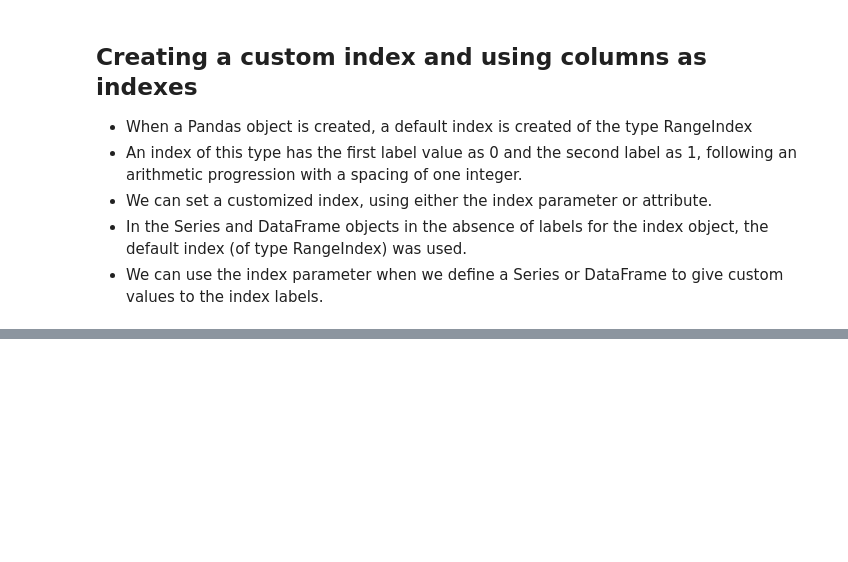
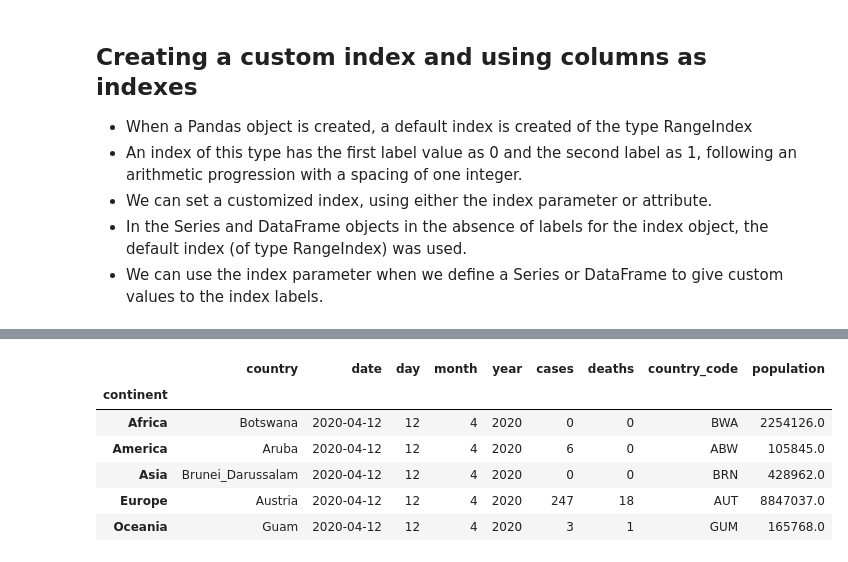
Before and after one commit to svkarthik86/Advanced-python, a Jupyter notebook: PandasLec.ipynb, the cells around one changed output, grey strips where cells are left out. Saved outputs shown, nothing was run; the diff lists cells and outputs as text; code cells hidden in the pictures; blank space fills up the shorter version.

```diff
--- a/PandasLec.ipynb
+++ b/PandasLec.ipynb
@@ -1481,0 +1537,3 @@ periodic_table=pd.DataFrame({'Element':['Hydrogen','Helium','Lithium','Beryllium
+# %%
+df=pd.read_csv('subset-covid-data.csv')
+df.head()
@@ -1481,0 +1643,3 @@ periodic_table=pd.DataFrame({'Element':['Hydrogen','Helium','Lithium','Beryllium
+# %%
+grouped_continents=df.groupby('continent')
+type(grouped_continents)
@@ -1481,0 +1659,10 @@ periodic_table=pd.DataFrame({'Element':['Hydrogen','Helium','Lithium','Beryllium
+# %%
+grouped_continents.nth(3)
+# %% [output]
+|  | country | date | day | month | year | cases | deaths | country_code | population |
+| continent |  |  |  |  |  |  |  |  |  |
+| Africa | Botswana | 2020-04-12 | 12 | 4 | 2020 | 0 | 0 | BWA | 2254126.0 |
+| America | Aruba | 2020-04-12 | 12 | 4 | 2020 | 6 | 0 | ABW | 105845.0 |
+| Asia | Brunei_Darussalam | 2020-04-12 | 12 | 4 | 2020 | 0 | 0 | BRN | 428962.0 |
+| Europe | Austria | 2020-04-12 | 12 | 4 | 2020 | 247 | 18 | AUT | 8847037.0 |
+| Oceania | Guam | 2020-04-12 | 12 | 4 | 2020 | 3 | 1 | GUM | 165768.0 |
```
Also changed, not shown: parts of 412 cells of this notebook.
